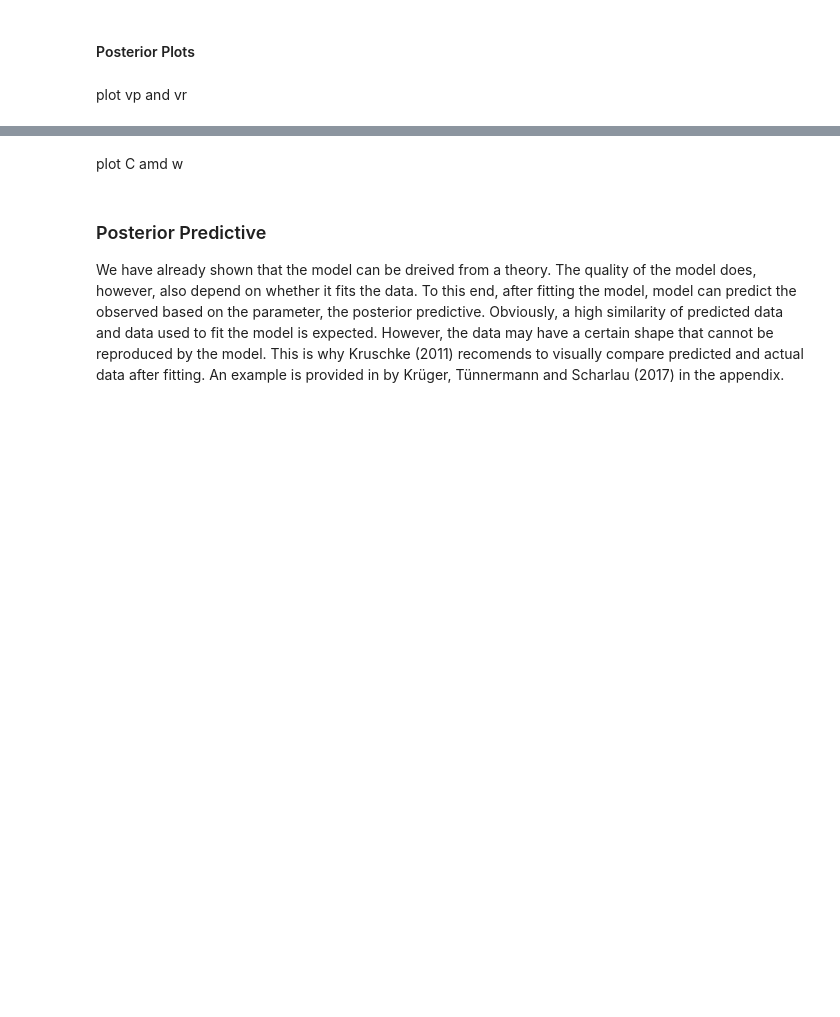
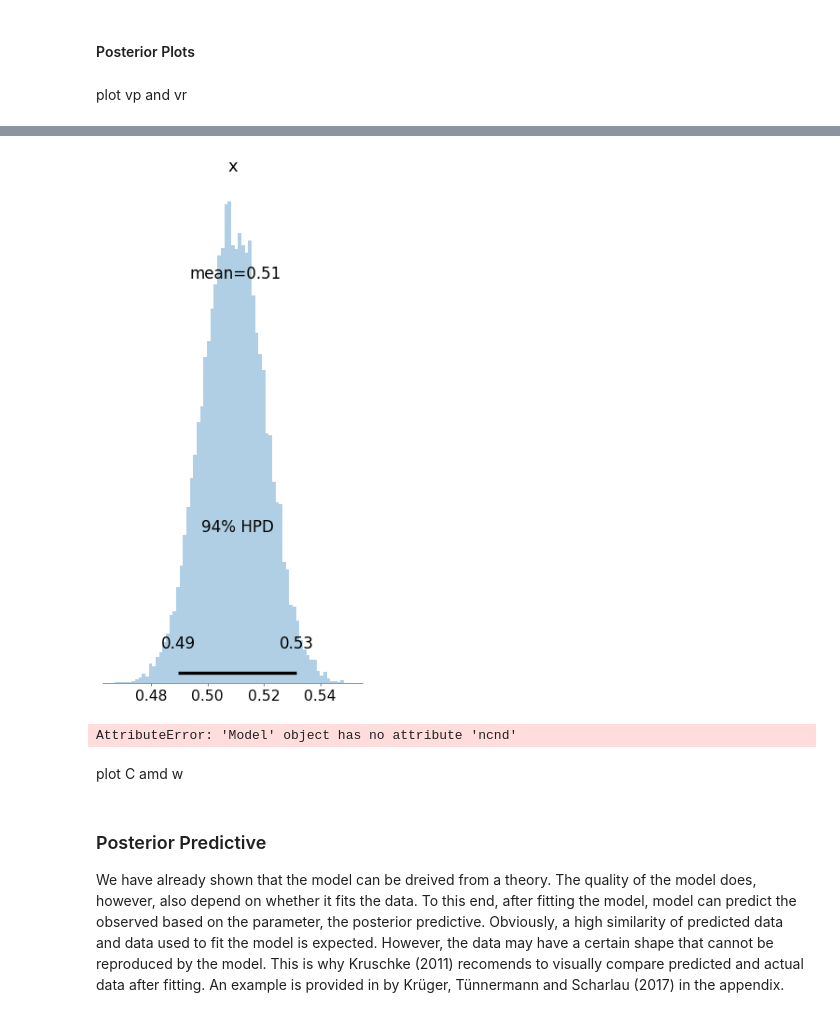
Before and after one commit to alexmeinhold/jspsych-experiment, a Jupyter notebook: newNoClasses/TVA-TOJ-scripts.ipynb, the cells around one changed output, grey strips where cells are left out. Saved outputs shown, nothing was run; the diff lists cells and outputs as text; code cells hidden in the pictures; blank space fills up the shorter version.

```diff
--- a/newNoClasses/TVA-TOJ-scripts.ipynb
+++ b/newNoClasses/TVA-TOJ-scripts.ipynb
@@ -526,14 +538,17 @@ for i in range(ncnd):
 # %%
 fig, axes = plt.subplots(ncnd,1, figsize=(ncnd*5,10), sharex=True, sharey=True)
-
 for i in range(ncnd):
-    pymc3.plot_posterior(trace['mu_wp'][:,i], ax=axes[i], kind = 'hist',figsize=(10,3))
+    pymc3.plot_posterior(trace['mu_wp'][:,i], ax=axes, kind = 'hist',figsize=(10,3))
+# %% [output]
+[figure, added]
 # %%
 fig, axes = plt.subplots(mymodel.ncnd,2, figsize=(mymodel.ncnd*5,10), sharex=True, sharey=True)
 
-for i in range(mymodel.ncnd):
+for i in range(1):
     pymc3.plot_posterior(mymodel.trace['vp_mean'][:,i]*1000, ax=axes[i,0], kind = 'hist',figsize=(10,3))
     pymc3.plot_posterior(mymodel.trace['vr_mean'][:,i]*1000, ax=axes[i,1], kind = 'hist',figsize=(10,3))
+# %% [output]
+AttributeError: 'Model' object has no attribute 'ncnd'
 # %% [markdown]
 plot C amd w
 # %%
```
Also changed, not shown: parts of 14 cells of this notebook, 16 other files.
